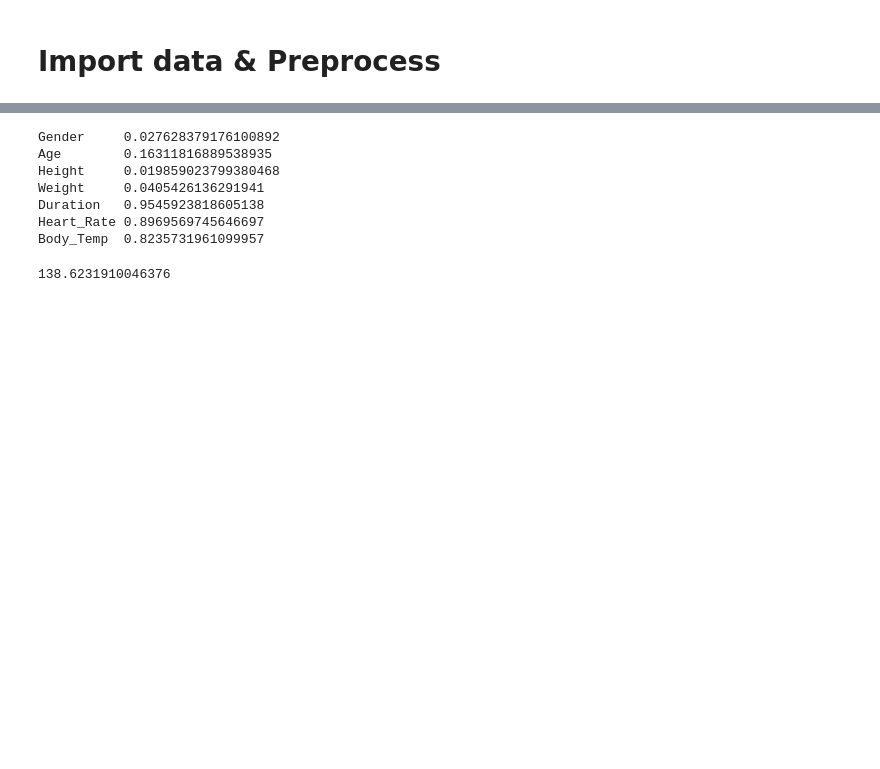
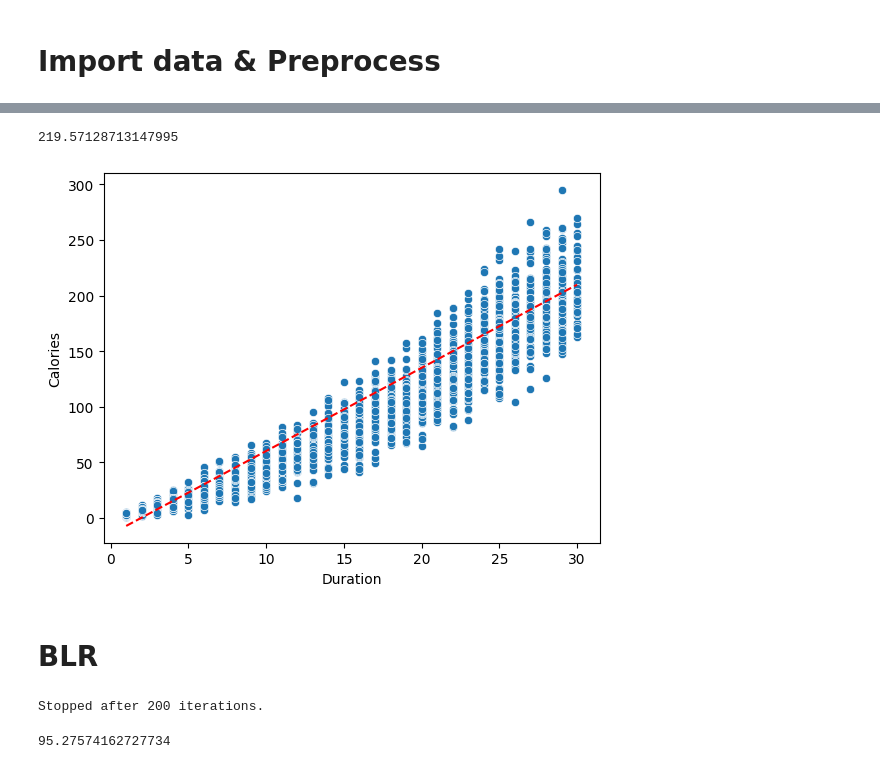
Before and after one commit to huang0520/1112_MachineLearning, a Jupyter notebook: HW3/HW3.ipynb, the cells around one changed output, grey strips where cells are left out. Drawn from its saved outputs; the diff is of its cells as text; code cells hidden in the pictures; blank space fills up the shorter version.

```diff
--- a/HW3/HW3.ipynb
+++ b/HW3/HW3.ipynb
@@ -84,36 +124,27 @@ def getBasisMatrix(features: np.ndarray, widthFactor=[1, 1, 1, 1, 1, 1, 1]):
-# %%
-def MLR(
-    train_feature,
-    train_label,
-    test_feature,
-    widthFactor=[1, 1, 1, 1, 1, 1, 1],
-):
-    widthFactor = np.asarray(widthFactor)
-
-    x_basisMatrix = getBasisMatrix(train_feature, widthFactor)
-    weight = (
-        inv(x_basisMatrix.T @ x_basisMatrix) @ x_basisMatrix.T @ train_label
-    )
-
-    y_basisMatrix = getBasisMatrix(test_feature, widthFactor)
-    return y_basisMatrix @ weight
-# %%
-calCorr(data.getHeader(), train_data)
-# %% [output]
-Gender     0.027628379176100892
-Age        0.16311816889538935
-Height     0.019859023799380468
-Weight     0.0405426136291941
-Duration   0.9545923818605138
-Heart_Rate 0.8969569745646697
-Body_Temp  0.8235731961099957
 # %%
-train_x = train_data[:, :-1]
-train_y = train_data[:, -1][:, np.newaxis]
-test_x = test_data[:, :-1]
-test_y = test_data[:, -1][:, np.newaxis]
+x_train = train_data[:, :-1]
+y_train = train_data[:, -1][:, np.newaxis]
+x_test = test_data[:, :-1]
+y_test = test_data[:, -1][:, np.newaxis]
+x_validate = validate_data[:, :-1]
+y_validate = validate_data[:, -1][:, np.newaxis]
 
-y_pred = MLR(train_x, train_y, test_x, [1, 3, 0.5, 0.5, 10, 8, 3])
-print(calMSE(y_pred, test_y))
+y_pred = MLR(normalize(x_train), y_train, normalize(x_test), 0.1)
+print(calMSE(y_pred, y_test))
 # %% [output]
-138.6231910046376
+219.57128713147995
+# %%
+def plot_OLS(x_test, y_pred):
+    x = np.linspace(x_test[:, 4].min(), x_test[:, 4].max(), 100)
+    m, n = np.polyfit(x_test[:, 4], y_pred, 1)
+    plt.plot(x, m * x + n, c="r", ls="dashed")
+
+
+df = pd.DataFrame(test_data[:, 4], columns=["Duration"])
+df["Calories"] = pd.DataFrame(y_test)
+sns.scatterplot(df, x="Duration", y="Calories")
+plot_OLS(x_test, y_pred)
+# %% [output]
+[figure, added]
+# %% [markdown]
+# BLR
@@ -119,0 +233,12 @@ print(calMSE(y_pred, test_y))
+# %%
+phi_train = get_gaussian_matrix(x_train)
+phi_test = get_gaussian_matrix(x_validate)
+
+# m_N, S_N = posterior(phi_train, y_train, alpha, beta)
+alpha, beta, m_N, S_N = fit(phi_train, y_train)
+y, y_var = posterior_predictive(phi_test, m_N, S_N, beta)
+
+calMSE(y, y_validate)
+# %% [output]
+Stopped after 200 iterations.
+95.27574162727734
```
Also changed, not shown: parts of 12 cells of this notebook.
